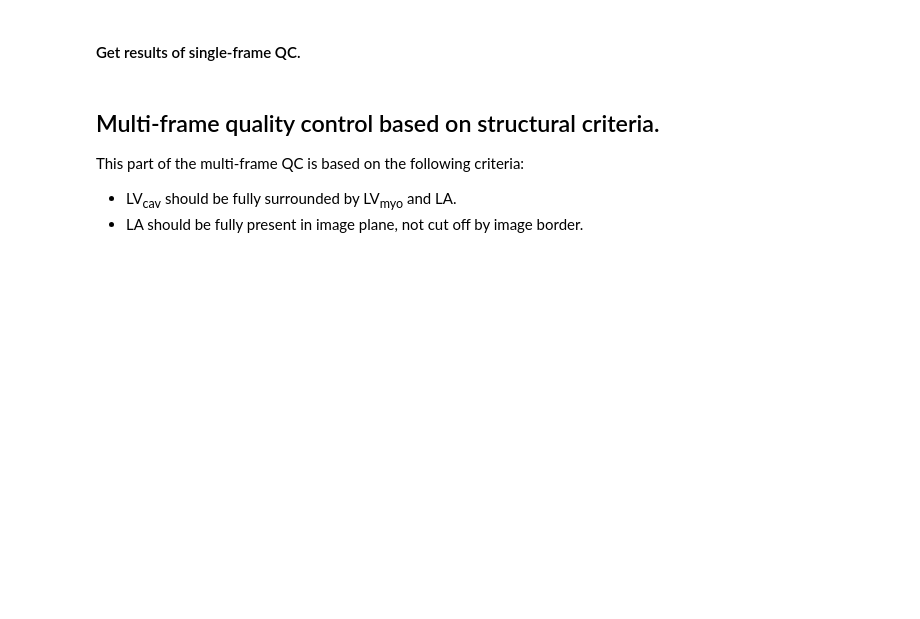
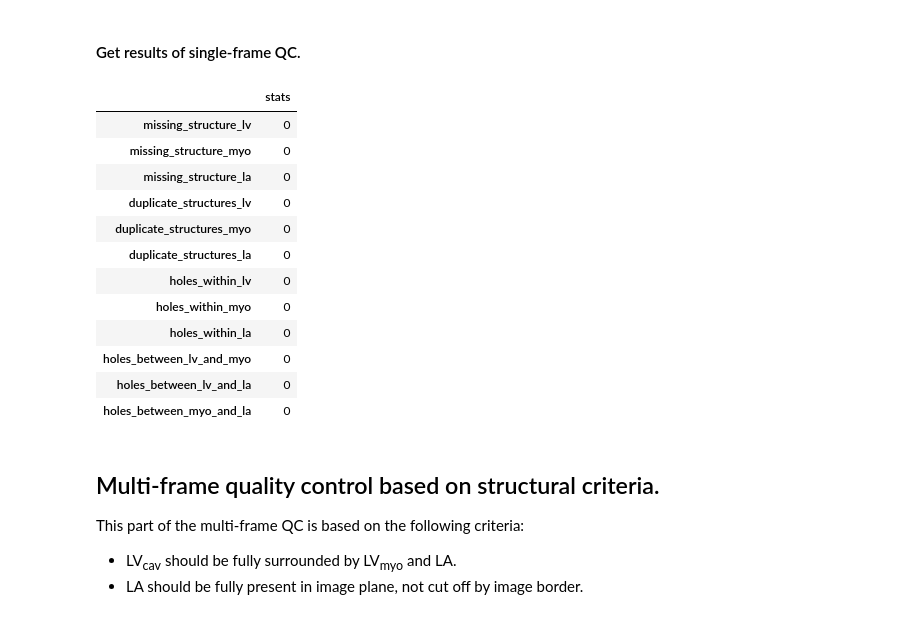
Before and after one commit to bgeven/AQC-left-heart-segmentation, a Jupyter notebook: main_workflow.ipynb, the cells around one changed output. Cells and saved outputs as stored; diff of their text form; code cells hidden in the pictures; blank space fills up the shorter version.

```diff
--- a/main_workflow.ipynb
+++ b/main_workflow.ipynb
@@ -188,3 +189,24 @@ stats_sf_qc_after_post_processing
+# %%
+stats_single_frame_qc_after_post_processing = pd.DataFrame.from_dict(
+    single_frame_qc_after_post_processing["stats"],
+    orient="index",
+    columns=["stats"],
+)
+stats_single_frame_qc_after_post_processing
+# %% [output]
+|  | stats |
+| missing_structure_lv | 0 |
+| missing_structure_myo | 0 |
+| missing_structure_la | 0 |
+| duplicate_structures_lv | 0 |
+| duplicate_structures_myo | 0 |
+| duplicate_structures_la | 0 |
+| holes_within_lv | 0 |
+| holes_within_myo | 0 |
+| holes_within_la | 0 |
+| holes_between_lv_and_myo | 0 |
+| holes_between_lv_and_la | 0 |
+| holes_between_myo_and_la | 0 |
 # %% [markdown]
 ## Multi-frame quality control based on structural criteria.
 This part of the multi-frame QC is based on the following criteria:
```
Also changed, not shown: parts of 14 cells of this notebook, 3 other files.
